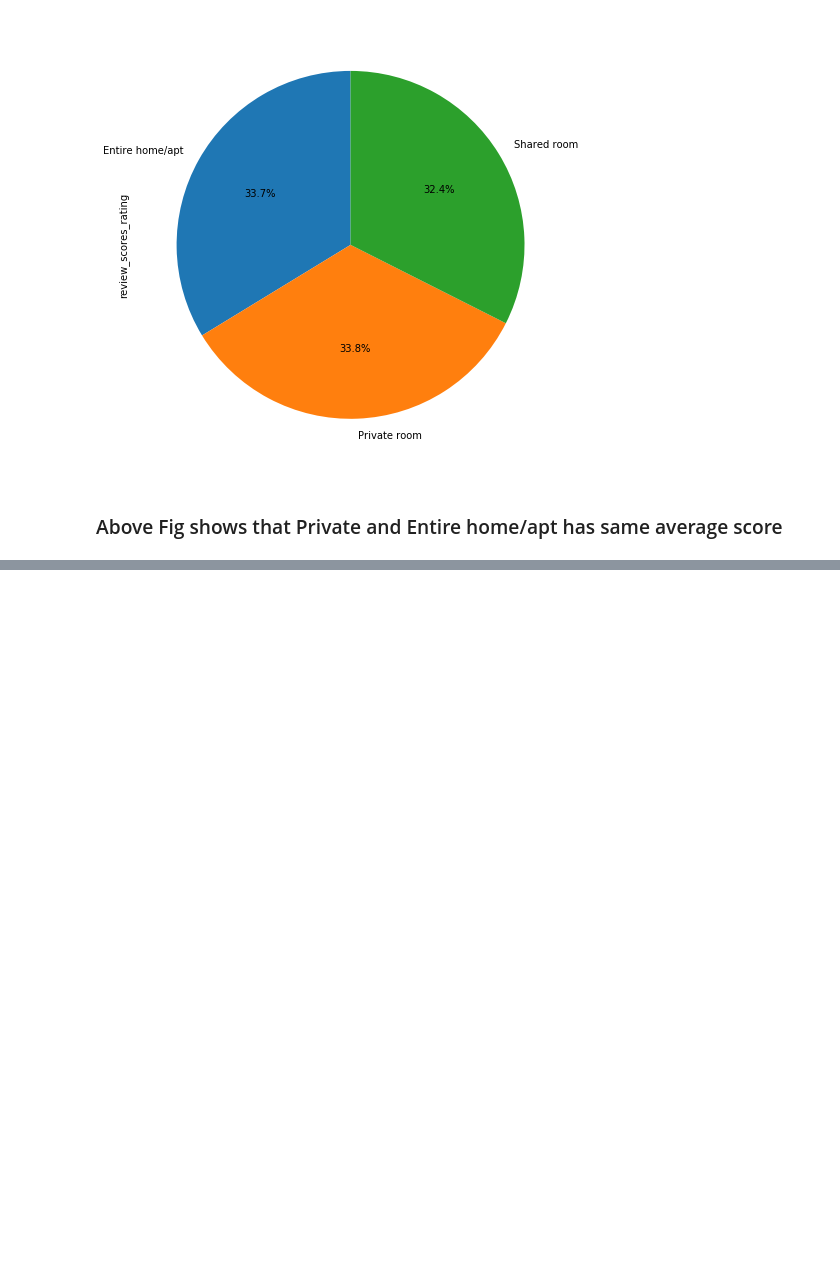
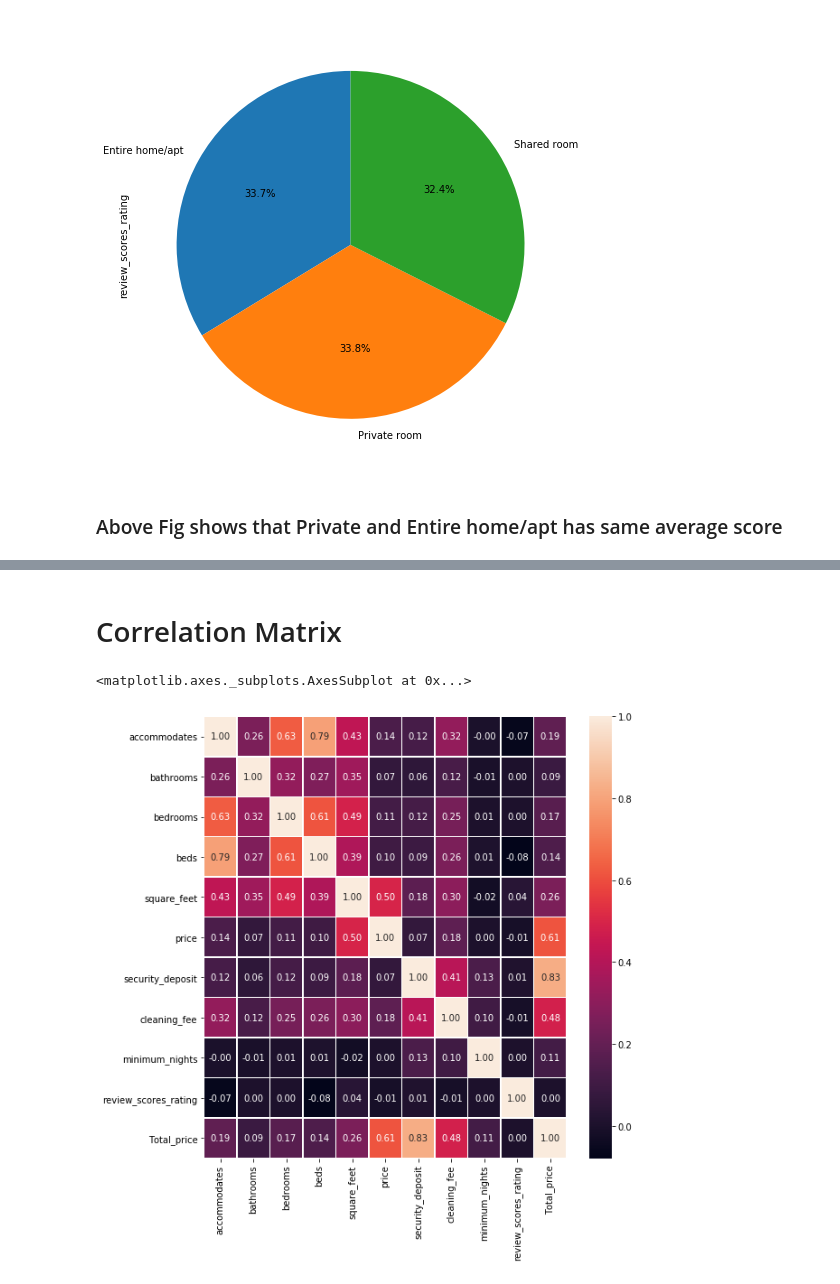
Before and after one commit to shitalajagekar/DataScience, a Jupyter notebook: berlin-airline-listing_review.ipynb, the cells around one changed output, grey strips where cells are left out. Cells and saved outputs as stored; diff of their text form; code cells hidden in the pictures; blank space fills up the shorter version.

```diff
--- a/berlin-airline-listing_review.ipynb
+++ b/berlin-airline-listing_review.ipynb
@@ -332,0 +377,8 @@ score_perRoom.plot(kind='pie',autopct="%1.1f%%",startangle=90,figsize=(8,8))
+# %% [markdown]
+# Correlation Matrix
+# %%
+f,ax = plt.subplots(figsize=(9,9))
+sns.heatmap(temp_data.corr(),annot=True,linewidth=.5,fmt ='.2f',ax = ax)
+# %% [output]
+<matplotlib.axes._subplots.AxesSubplot at 0x...>
+[figure, added]
```
Also changed, not shown: parts of 10 cells of this notebook.
